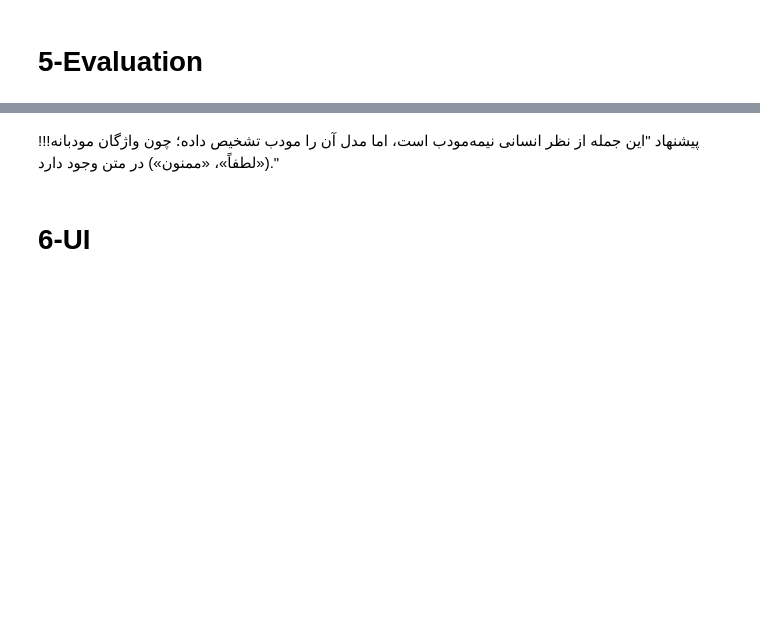
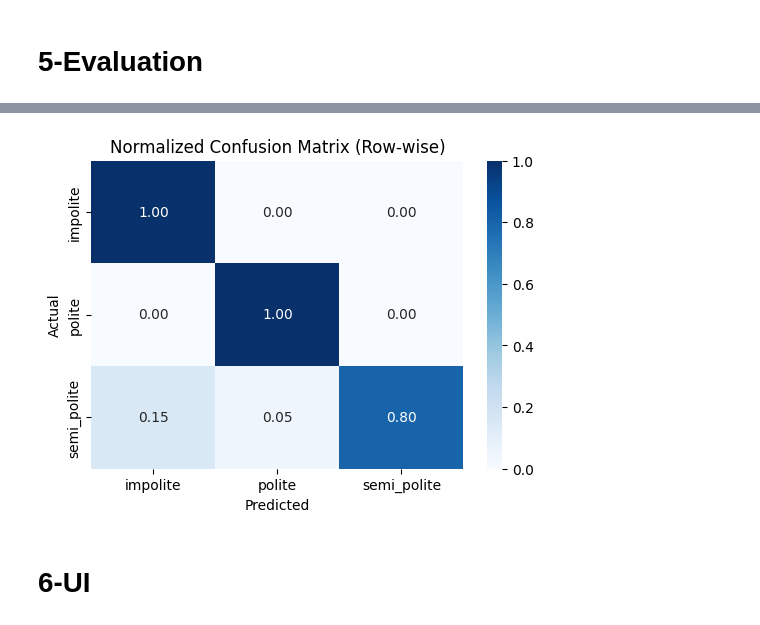
Before and after one commit to fatsed/CustomerSupportToneChecker, a Jupyter notebook: notebooks/02_ToneDetection_api_ui.ipynb, the cells around one changed output, grey strips where cells are left out. Saved outputs shown, nothing was run; the diff lists cells and outputs as text; code cells hidden in the pictures; blank space fills up the shorter version.

```diff
--- a/notebooks/02_ToneDetection_api_ui.ipynb
+++ b/notebooks/02_ToneDetection_api_ui.ipynb
@@ -326,0 +366,18 @@ print(test_df[["id", "text", "true_label", "pred_label"]].head(10))
+# %%
+#Build test_df with true & predicted labels
+model_for_eval = trained_models["Logistic Regression"]
+
+y_pred_eval = model_for_eval.predict(X_test_tfidf)
+
+acc_eval = accuracy_score(y_test, y_pred_eval)
+print(f"Accuracy ({model_for_eval.__class__.__name__}): {acc_eval:.4f}")
+
+# DataFrame برای تحلیل خطا
+test_df = pd.DataFrame({
+    "text": X_test,
+    "y_true": y_test,
+    "y_pred": y_pred_eval,
+})
+
+test_df["true_label"] = test_df["y_true"].map(id2label)
+test_df["pred_label"] = test_df["y_pred"].map(id2label)
@@ -360,23 +443,27 @@ show_errors("impolite", "semi_polite", n=5)
-# %% [markdown]
-!!!پیشنهاد "این جمله از نظر انسانی نیمه‌مودب است، اما مدل آن را مودب تشخیص داده؛ چون واژگان مودبانه («لطفاً»، «ممنون») در متن وجود دارد."
 # %%
-# ===== 5.5 Normalized confusion matrix (row-wise) =====
-
+#Normalized confusion matrix
 from sklearn.metrics import confusion_matrix
 import numpy as np
 import seaborn as sns
 import matplotlib.pyplot as plt
 
-cm = confusion_matrix(y_test, y_pred)
+cm = confusion_matrix(y_test, y_pred_eval)
 cm_norm = cm.astype("float") / cm.sum(axis=1, keepdims=True)
 
-plt.figure(figsize=(6,4))
-sns.heatmap(cm_norm, annot=True, cmap="Blues", fmt=".2f",
-            xticklabels=["polite","semi_polite","impolite"],
-            yticklabels=["polite","semi_polite","impolite"])
+plt.figure(figsize=(6, 4))
+sns.heatmap(
+    cm_norm,
+    annot=True,
+    cmap="Blues",
+    fmt=".2f",
+    xticklabels=le.classes_,
+    yticklabels=le.classes_
+)
 plt.xlabel("Predicted")
 plt.ylabel("Actual")
 plt.title("Normalized Confusion Matrix (Row-wise)")
 plt.show()
+# %% [output]
+[figure, added]
 # %% [markdown]
 # 6-UI
```
Also changed, not shown: parts of 40 cells of this notebook.
